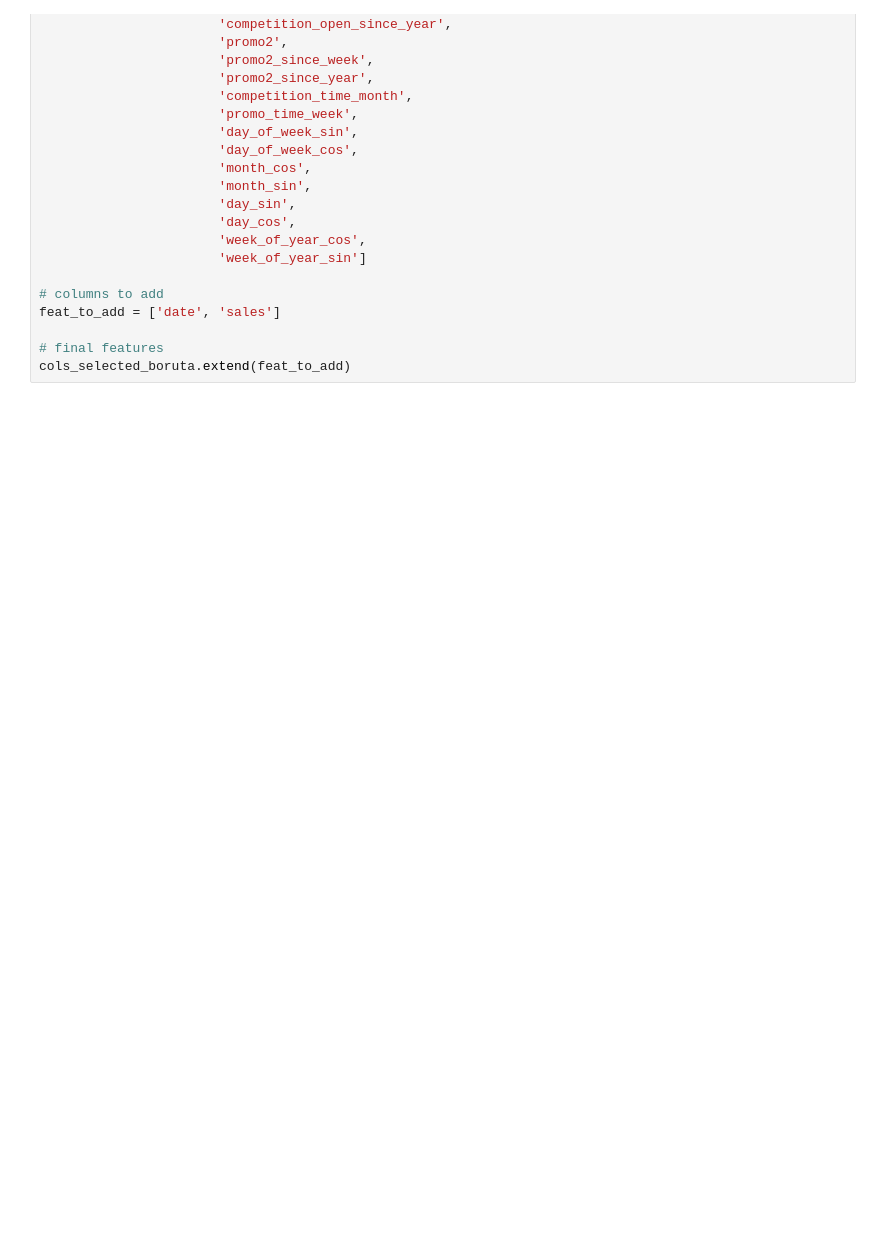
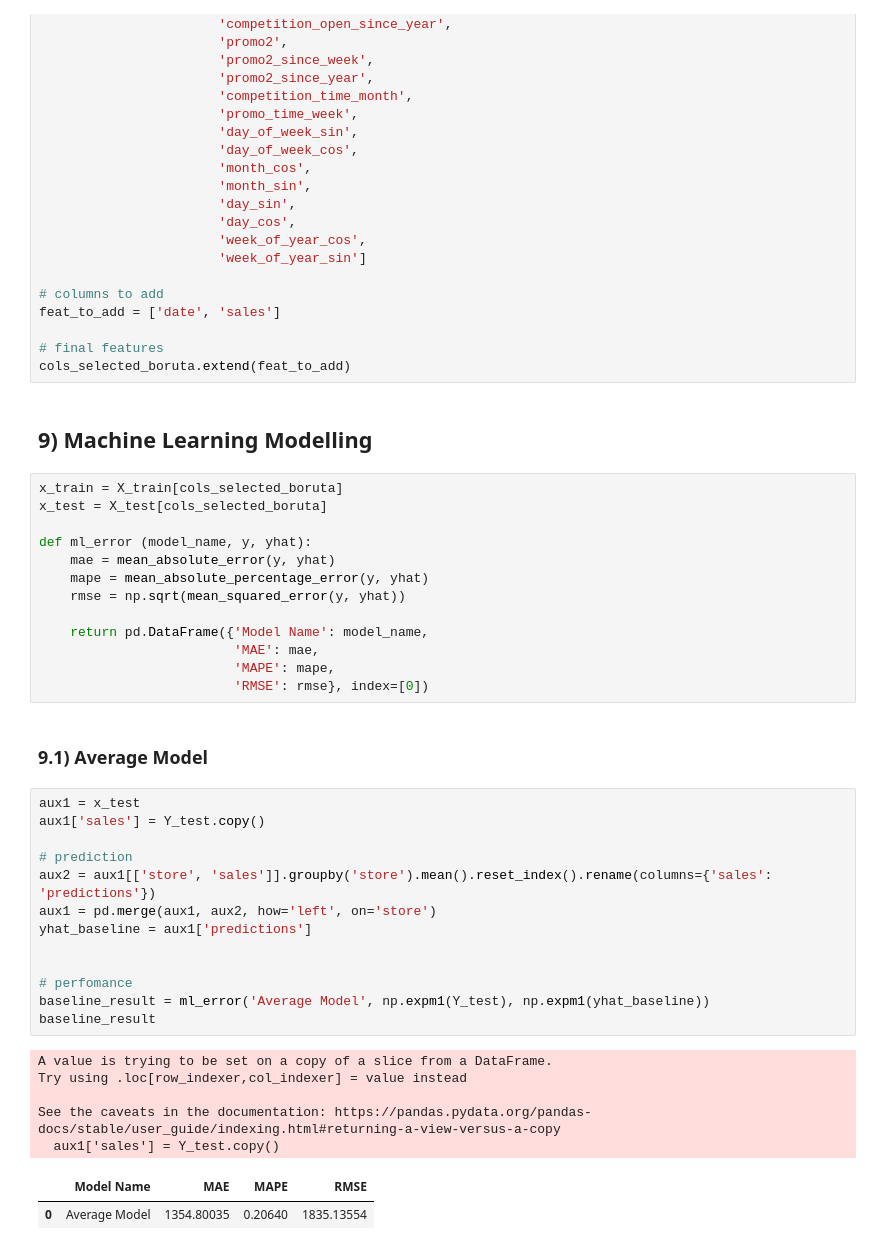
Before and after one commit to jaohenritm/Rossman, a Jupyter notebook: store_sales_prediction.ipynb, the cells around one changed output. Saved outputs shown, nothing was run; the diff lists cells and outputs as text; blank space fills up the shorter version.

Commit message:
finished average, linear and lasso model

```diff
--- a/store_sales_prediction.ipynb
+++ b/store_sales_prediction.ipynb
@@ -957,3 +961,41 @@ feat_to_add = ['date', 'sales']
 
 # final features
 cols_selected_boruta.extend(feat_to_add)
+# %% [markdown]
+## 9) Machine Learning Modelling
+# %%
+x_train = X_train[cols_selected_boruta]
+x_test = X_test[cols_selected_boruta]
+
+def ml_error (model_name, y, yhat):
+    mae = mean_absolute_error(y, yhat)
+    mape = mean_absolute_percentage_error(y, yhat)
+    rmse = np.sqrt(mean_squared_error(y, yhat))
+
+    return pd.DataFrame({'Model Name': model_name,
+                         'MAE': mae,
+                         'MAPE': mape,
+                         'RMSE': rmse}, index=[0])
+# %% [markdown]
+### 9.1) Average Model
+# %%
+aux1 = x_test
+aux1['sales'] = Y_test.copy()
+
+# prediction
+aux2 = aux1[['store', 'sales']].groupby('store').mean().reset_index().rename(columns={'sales': 'predictions'})
+aux1 = pd.merge(aux1, aux2, how='left', on='store')
+yhat_baseline = aux1['predictions']
+
+
+# perfomance
+baseline_result = ml_error('Average Model', np.expm1(Y_test), np.expm1(yhat_baseline))
+baseline_result
+# %% [output]
+A value is trying to be set on a copy of a slice from a DataFrame.
+Try using .loc[row_indexer,col_indexer] = value instead
+
+See the caveats in the documentation: https://pandas.pydata.org/pandas-docs/stable/user_guide/indexing.html#returning-a-view-versus-a-copy
+  aux1['sales'] = Y_test.copy()
+|  | Model Name | MAE | MAPE | RMSE |
+| 0 | Average Model | 1354.80035 | 0.20640 | 1835.13554 |
```
Also changed, not shown: parts of 11 cells of this notebook.
